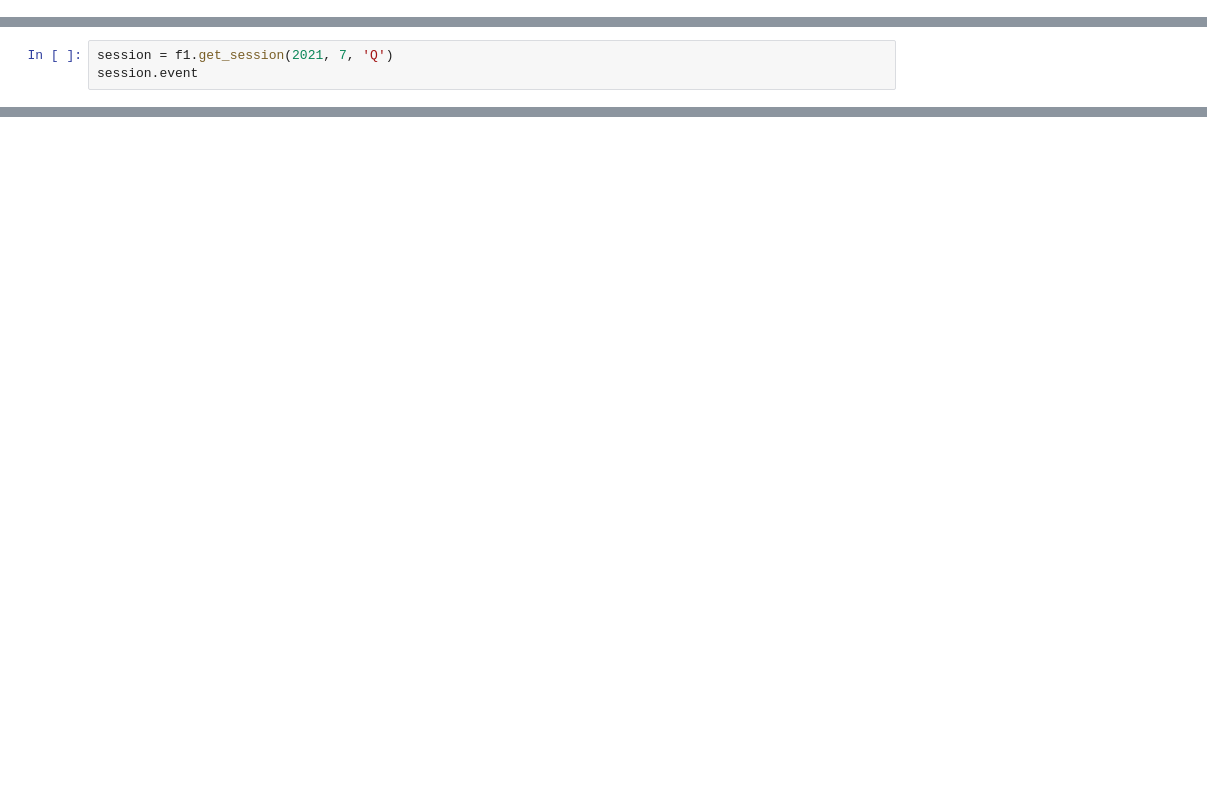
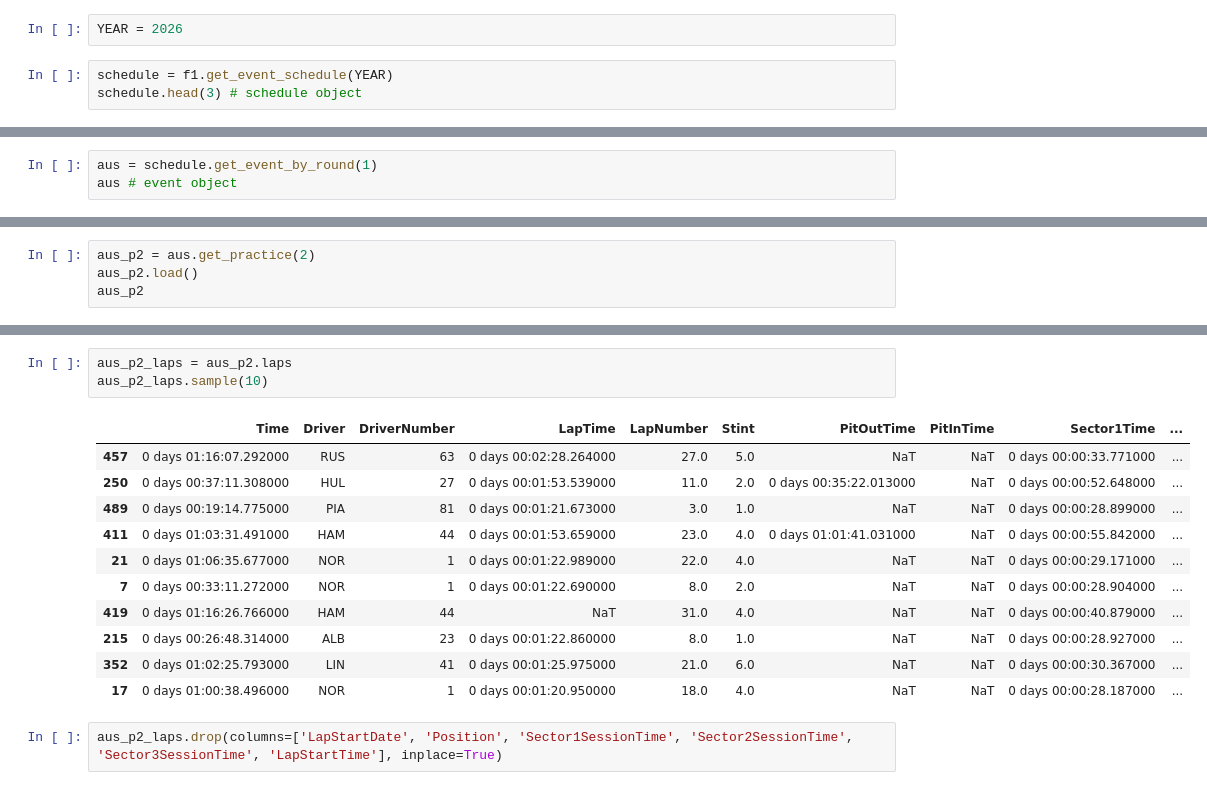
Before and after one commit to nachimoreno/F1-APIs, a Jupyter notebook: fast_f1_testing.ipynb, the cells around one changed output, grey strips where cells are left out. Drawn from its saved outputs; the diff is of its cells as text; blank space fills up the shorter version.

```diff
--- a/fast_f1_testing.ipynb
+++ b/fast_f1_testing.ipynb
@@ -2,0 +7,5 @@ import fastf1 as f1
+# %%
+YEAR = 2026
+# %%
+schedule = f1.get_event_schedule(YEAR)
+schedule.head(3) # schedule object
@@ -3,4 +17,4 @@ import fastf1 as f1
 # %%
-session = f1.get_session(2021, 7, 'Q')
-session.event
+aus = schedule.get_event_by_round(1)
+aus # event object
 # %% [output]
@@ -49,0 +38,4 @@ NameError: name 'hehehehehehehehehehhehehehehehehhehehehehe' is not defined
+# %%
+aus_p2 = aus.get_practice(2)
+aus_p2.load()
+aus_p2
@@ -49,0 +60,17 @@ NameError: name 'hehehehehehehehehehhehehehehehehhehehehehe' is not defined
+# %%
+aus_p2_laps = aus_p2.laps
+aus_p2_laps.sample(10)
+# %% [output]
+|  | Time | Driver | DriverNumber | LapTime | LapNumber | Stint | PitOutTime | PitInTime | Sector1Time | ... |
+| 457 | 0 days 01:16:07.292000 | RUS | 63 | 0 days 00:02:28.264000 | 27.0 | 5.0 | NaT | NaT | 0 days 00:00:33.771000 | ... |
+| 250 | 0 days 00:37:11.308000 | HUL | 27 | 0 days 00:01:53.539000 | 11.0 | 2.0 | 0 days 00:35:22.013000 | NaT | 0 days 00:00:52.648000 | ... |
+| 489 | 0 days 00:19:14.775000 | PIA | 81 | 0 days 00:01:21.673000 | 3.0 | 1.0 | NaT | NaT | 0 days 00:00:28.899000 | ... |
+| 411 | 0 days 01:03:31.491000 | HAM | 44 | 0 days 00:01:53.659000 | 23.0 | 4.0 | 0 days 01:01:41.031000 | NaT | 0 days 00:00:55.842000 | ... |
+| 21 | 0 days 01:06:35.677000 | NOR | 1 | 0 days 00:01:22.989000 | 22.0 | 4.0 | NaT | NaT | 0 days 00:00:29.171000 | ... |
+| 7 | 0 days 00:33:11.272000 | NOR | 1 | 0 days 00:01:22.690000 | 8.0 | 2.0 | NaT | NaT | 0 days 00:00:28.904000 | ... |
+| 419 | 0 days 01:16:26.766000 | HAM | 44 | NaT | 31.0 | 4.0 | NaT | NaT | 0 days 00:00:40.879000 | ... |
+| 215 | 0 days 00:26:48.314000 | ALB | 23 | 0 days 00:01:22.860000 | 8.0 | 1.0 | NaT | NaT | 0 days 00:00:28.927000 | ... |
+| 352 | 0 days 01:02:25.793000 | LIN | 41 | 0 days 00:01:25.975000 | 21.0 | 6.0 | NaT | NaT | 0 days 00:00:30.367000 | ... |
+| 17 | 0 days 01:00:38.496000 | NOR | 1 | 0 days 00:01:20.950000 | 18.0 | 4.0 | NaT | NaT | 0 days 00:00:28.187000 | ... |
+# %%
+aus_p2_laps.drop(columns=['LapStartDate', 'Position', 'Sector1SessionTime', 'Sector2SessionTime', 'Sector3SessionTime', 'LapStartTime'], inplace=True)
```
Also changed, not shown: parts of 11 cells of this notebook, 6 other files.
